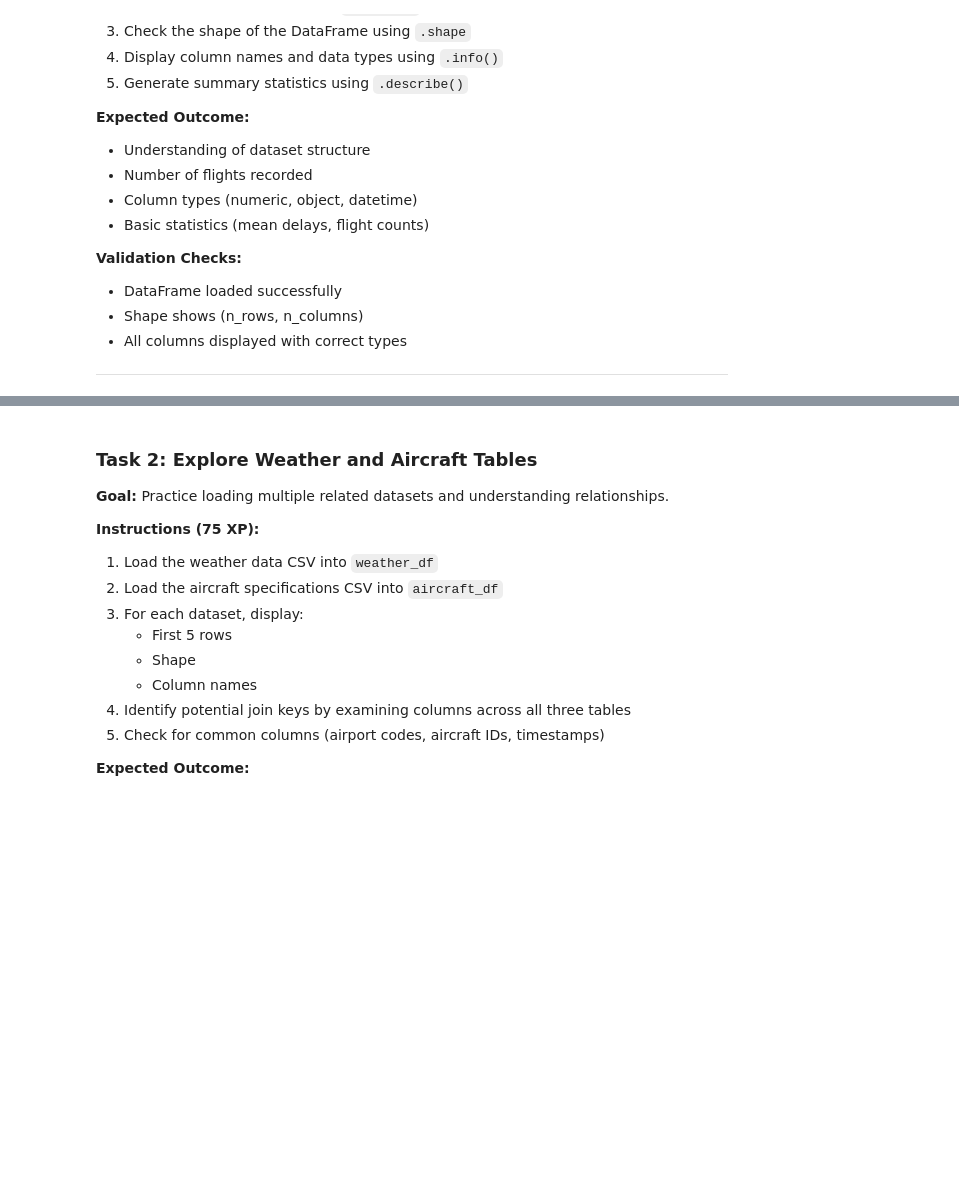
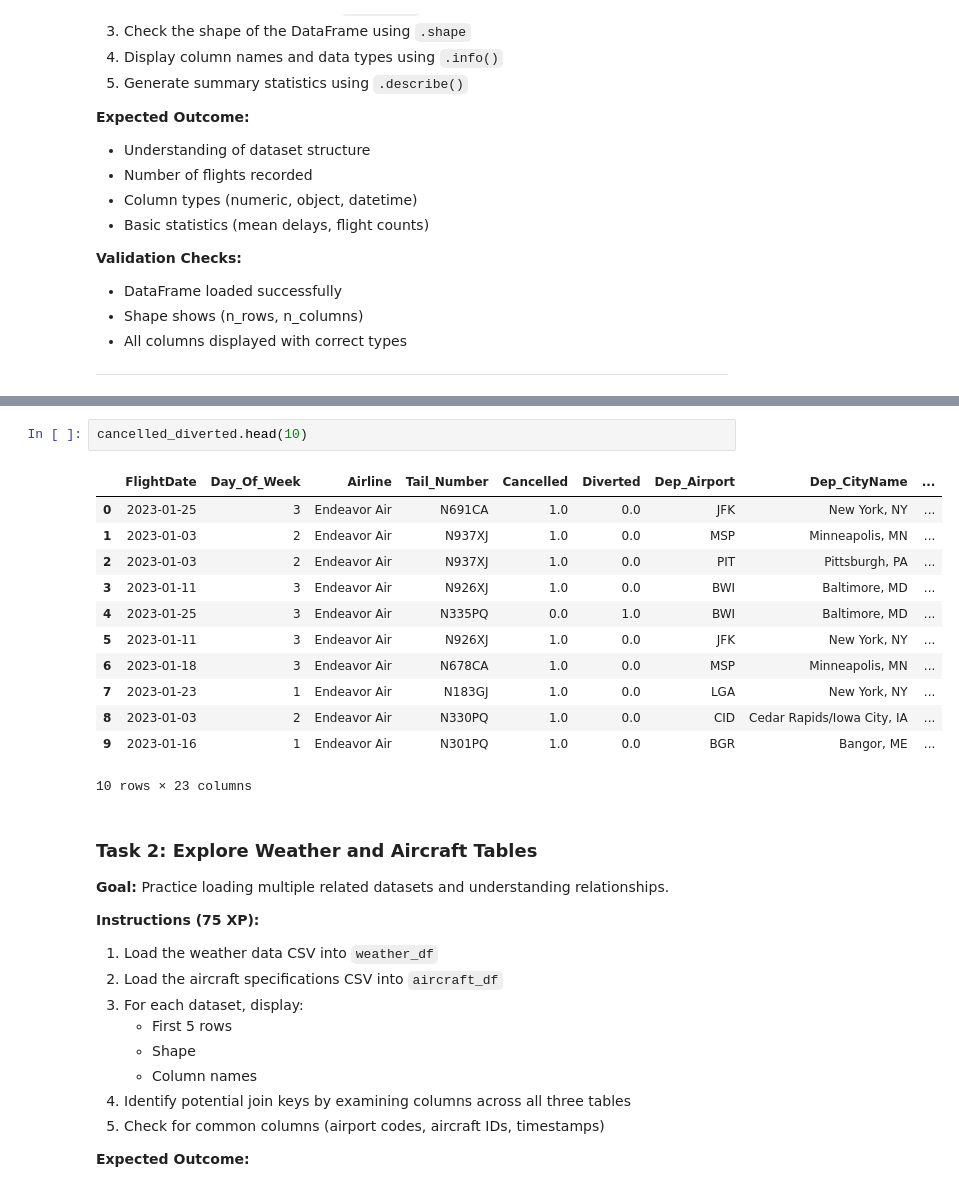
Before and after one commit to christianabusca/us-aviation-delay-analysis, a Jupyter notebook: us-aviation-delay-analysis.ipynb, the cells around one changed output, grey strips where cells are left out. Drawn from its saved outputs; the diff is of its cells as text; blank space fills up the shorter version.

```diff
--- a/us-aviation-delay-analysis.ipynb
+++ b/us-aviation-delay-analysis.ipynb
@@ -100,3 +156,18 @@ Each task is designed as a **skill-building exercise** with:
+# %%
+cancelled_diverted.head(10)
+# %% [output]
+|  | FlightDate | Day_Of_Week | Airline | Tail_Number | Cancelled | Diverted | Dep_Airport | Dep_CityName | ... |
+| 0 | 2023-01-25 | 3 | Endeavor Air | N691CA | 1.0 | 0.0 | JFK | New York, NY | ... |
+| 1 | 2023-01-03 | 2 | Endeavor Air | N937XJ | 1.0 | 0.0 | MSP | Minneapolis, MN | ... |
+| 2 | 2023-01-03 | 2 | Endeavor Air | N937XJ | 1.0 | 0.0 | PIT | Pittsburgh, PA | ... |
+| 3 | 2023-01-11 | 3 | Endeavor Air | N926XJ | 1.0 | 0.0 | BWI | Baltimore, MD | ... |
+| 4 | 2023-01-25 | 3 | Endeavor Air | N335PQ | 0.0 | 1.0 | BWI | Baltimore, MD | ... |
+| 5 | 2023-01-11 | 3 | Endeavor Air | N926XJ | 1.0 | 0.0 | JFK | New York, NY | ... |
+| 6 | 2023-01-18 | 3 | Endeavor Air | N678CA | 1.0 | 0.0 | MSP | Minneapolis, MN | ... |
+| 7 | 2023-01-23 | 1 | Endeavor Air | N183GJ | 1.0 | 0.0 | LGA | New York, NY | ... |
+| 8 | 2023-01-03 | 2 | Endeavor Air | N330PQ | 1.0 | 0.0 | CID | Cedar Rapids/Iowa City, IA | ... |
+| 9 | 2023-01-16 | 1 | Endeavor Air | N301PQ | 1.0 | 0.0 | BGR | Bangor, ME | ... |
+10 rows × 23 columns
 # %% [markdown]
 ### Task 2: Explore Weather and Aircraft Tables
 **Goal:** Practice loading multiple related datasets and understanding relationships.
```
Also changed, not shown: parts of 7 cells of this notebook.
